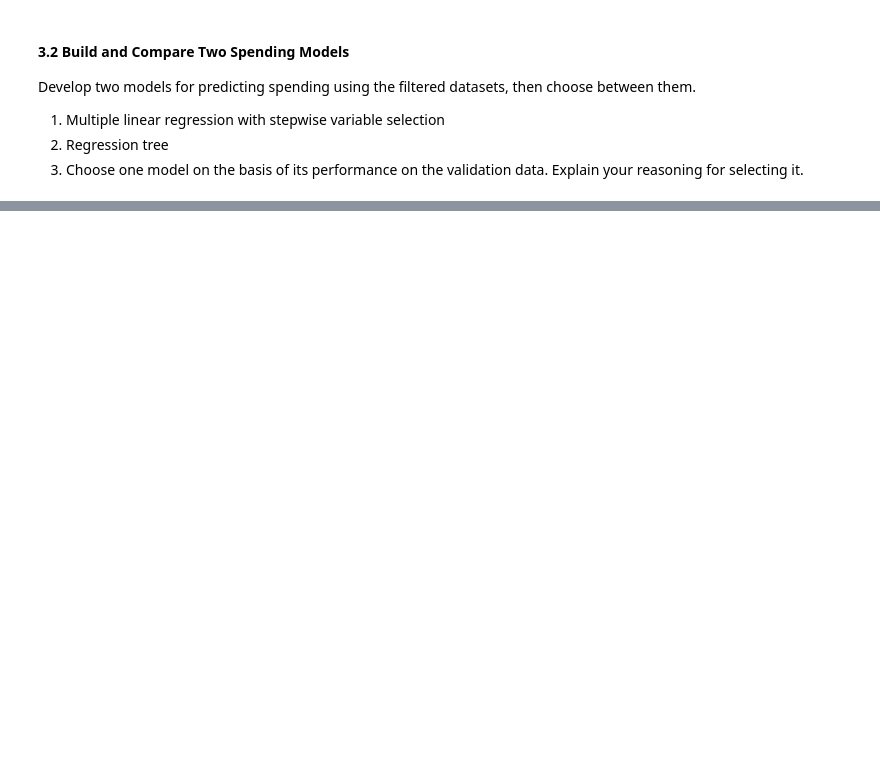
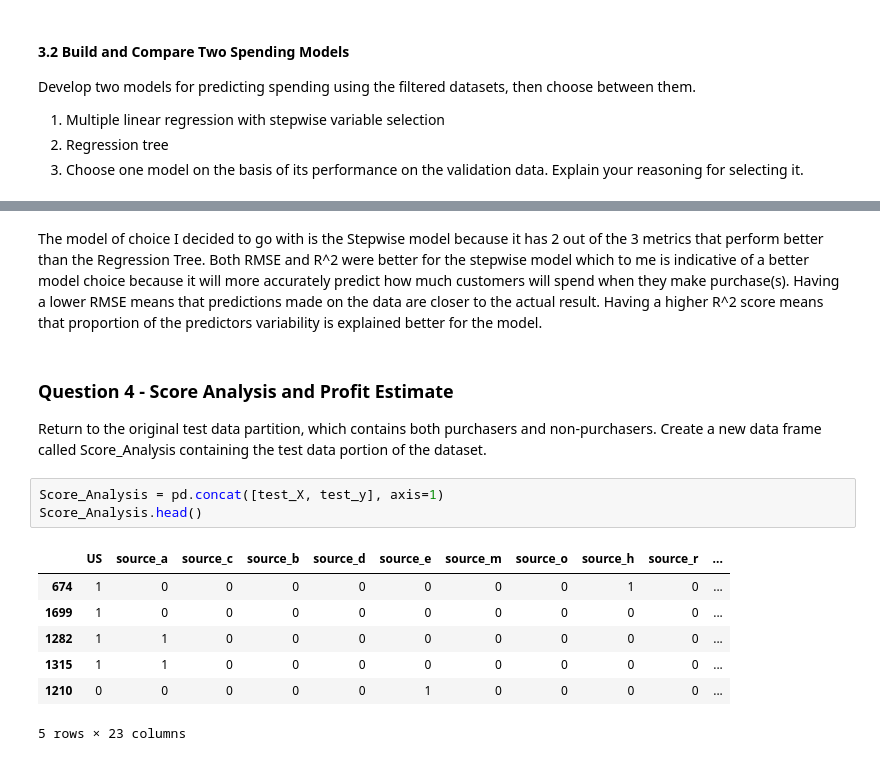
Before and after one commit to sascott9655/ADS-505-, a Jupyter notebook: HW2_Tayko_Cataloger.ipynb, the cells around one changed output, grey strips where cells are left out. Drawn from its saved outputs; the diff is of its cells as text; blank space fills up the shorter version.

```diff
--- a/HW2_Tayko_Cataloger.ipynb
+++ b/HW2_Tayko_Cataloger.ipynb
@@ -235,0 +306,17 @@ sfs_stepwise = sfs_stepwise.fit(holdout_purchase_mask, holdout_y)
+# %% [markdown]
+The model of choice I decided to go with is the Stepwise model because it has 2 out of the 3 metrics that perform better than the Regression Tree. Both RMSE and R^2 were better for the stepwise model which to me is indicative of a better model choice because it will more accurately predict how much customers will spend when they make purchase(s). Having a lower RMSE means that predictions made on the data are closer to the actual result. Having a higher R^2 score means that proportion of the predictors variability is explained better for the model.
+# %% [markdown]
+### Question 4 - Score Analysis and Profit Estimate
+Return to the original test data partition, which contains both purchasers and non-purchasers. Create a
+new data frame called Score_Analysis containing the test data portion of the dataset.
+# %%
+Score_Analysis = pd.concat([test_X, test_y], axis=1)
+Score_Analysis.head()
+# %% [output]
+|  | US | source_a | source_c | source_b | source_d | source_e | source_m | source_o | source_h | source_r | ... |
+| 674 | 1 | 0 | 0 | 0 | 0 | 0 | 0 | 0 | 1 | 0 | ... |
+| 1699 | 1 | 0 | 0 | 0 | 0 | 0 | 0 | 0 | 0 | 0 | ... |
+| 1282 | 1 | 1 | 0 | 0 | 0 | 0 | 0 | 0 | 0 | 0 | ... |
+| 1315 | 1 | 1 | 0 | 0 | 0 | 0 | 0 | 0 | 0 | 0 | ... |
+| 1210 | 0 | 0 | 0 | 0 | 0 | 1 | 0 | 0 | 0 | 0 | ... |
+5 rows × 23 columns
```
Also changed, not shown: parts of 21 cells of this notebook.
